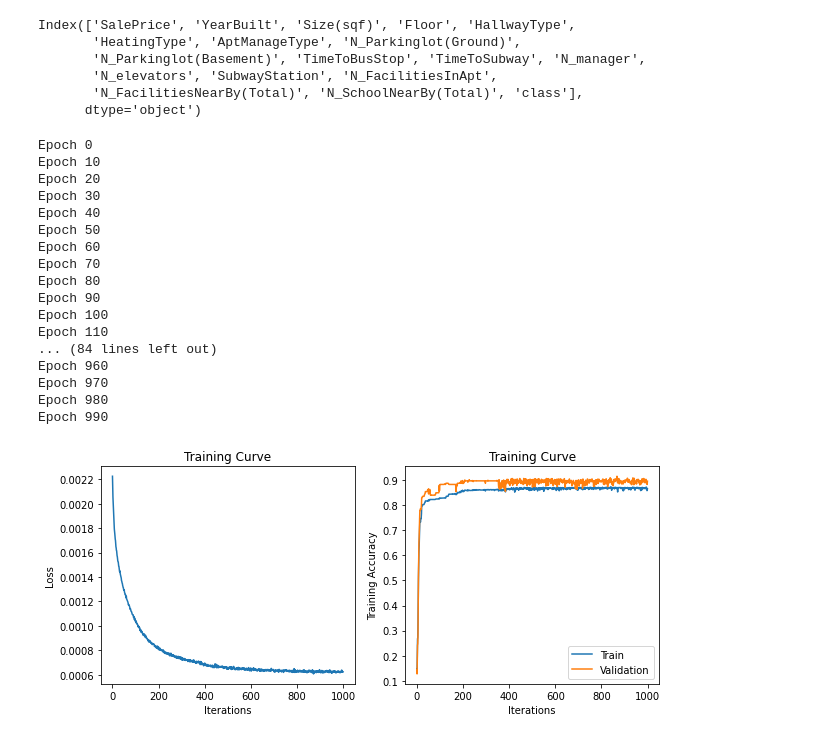
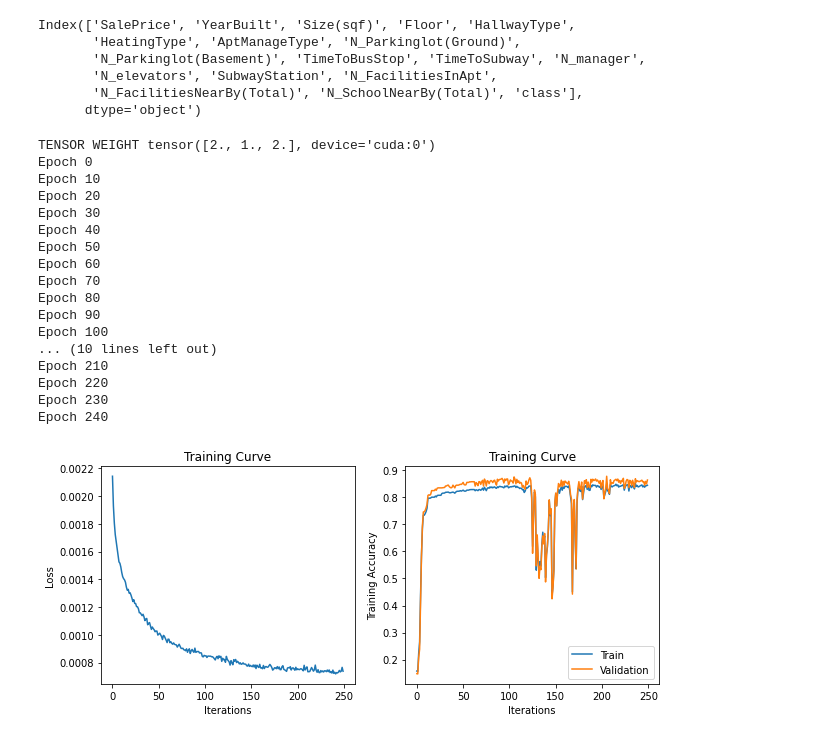
Before and after one commit to milosz-l/SSNE, a Jupyter notebook: lab5_miniprojekt2/miniprojekt2_neural_net.ipynb, the cells around one changed output. Drawn from its saved outputs; the diff is of its cells as text; code cells hidden in the pictures.

```diff
--- a/lab5_miniprojekt2/miniprojekt2_neural_net.ipynb
+++ b/lab5_miniprojekt2/miniprojekt2_neural_net.ipynb
@@ -62,7 +53,7 @@ to_predict = ['class']
 # %%
 categorical_values = pd.get_dummies(train_data[cat_features])
 # %%
-train_indices = np.random.rand(len(train_data)) < 0.95
+train_indices = np.random.rand(len(train_data)) < 0.90
 # %%
 numerical_data = torch.from_numpy(train_data[features].values[train_indices]).float()
 categorical_data = torch.from_numpy(categorical_values.values[train_indices]).float()
@@ -142,7 +133,9 @@ def train(model, train, valid, batch_size=64, num_epochs=1, learn_rate=0.01, wei
     train_loader = torch.utils.data.DataLoader(train,
                                                batch_size=batch_size,
                                                shuffle=True) # shuffle after every epoch
-    criterion = nn.CrossEntropyLoss()
+    tensor_weight = torch.tensor(np.array([2,1,2]).astype('float32')).to(device)
+    print('TENSOR WEIGHT', tensor_weight)
+    criterion = nn.CrossEntropyLoss(weight = tensor_weight)
     optimizer = optim.Adam(model.parameters(),lr=learn_rate, weight_decay=weight_decay )
 #     optimizer = optim.SGD(model.parameters(), lr=learn_rate,momentum=0.9, weight_decay=weight_decay)
 
@@ -162,8 +155,10 @@ def train(model, train, valid, batch_size=64, num_epochs=1, learn_rate=0.01, wei
             x = x.to(device)
             cat_x = cat_x.to(device)
             labels = labels.to(device)
-            out = model(x, cat_x).unsqueeze(dim=2)         # forward pass
+            out = model(x, cat_x).unsqueeze(dim=2)      # forward pass
+            out = out.to(device)
             # print('OUT', out)
+            # print('LABELS', labels)
             loss = criterion(out, labels) # compute the total loss
             loss.backward()               # backward pass (compute parameter updates)
             optimizer.step()              # make the updates for each parameter
@@ -212,23 +207,23 @@ def plot_results(epochs, losses, train_acc, val_acc):
     print("Final Validation Accuracy: {}".format(val_acc[-1]))
 # %%
 %%time
-train(model, train_dataset, val_dataset, num_epochs=1000, learn_rate=0.00012, weight_decay=0.02, batch_size=512)
+train(model, train_dataset, val_dataset, num_epochs=250, learn_rate=0.0003, weight_decay=0.02, batch_size=512)
 # %% [output]
+TENSOR WEIGHT tensor([2., 1., 2.], device='cuda:0')
 Epoch 0
 Epoch 10
 Epoch 20
 Epoch 30
 Epoch 40
 Epoch 50
 Epoch 60
 Epoch 70
 Epoch 80
 Epoch 90
 Epoch 100
-Epoch 110
-... (84 lines left out)
-Epoch 960
-Epoch 970
-Epoch 980
-Epoch 990
+... (10 lines left out)
+Epoch 210
+Epoch 220
+Epoch 230
+Epoch 240
-[figure, old version]
+[figure, new version]
```
Also changed, not shown: parts of 3 cells of this notebook, 3 other files.
